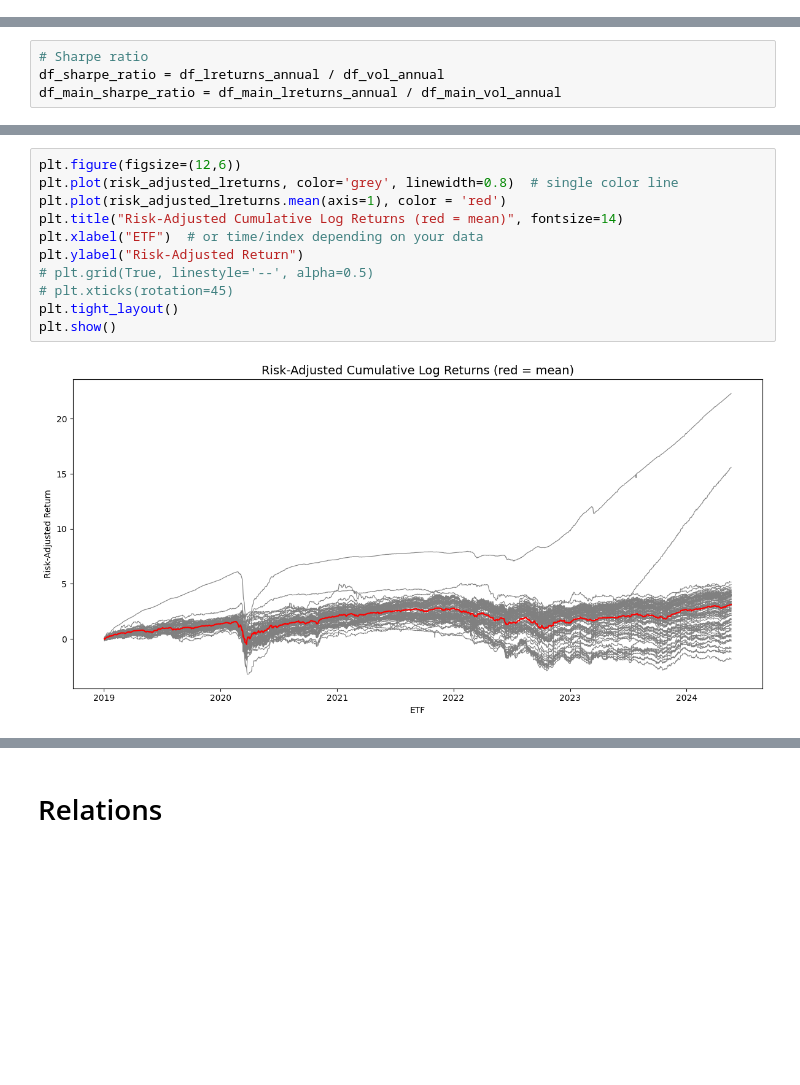
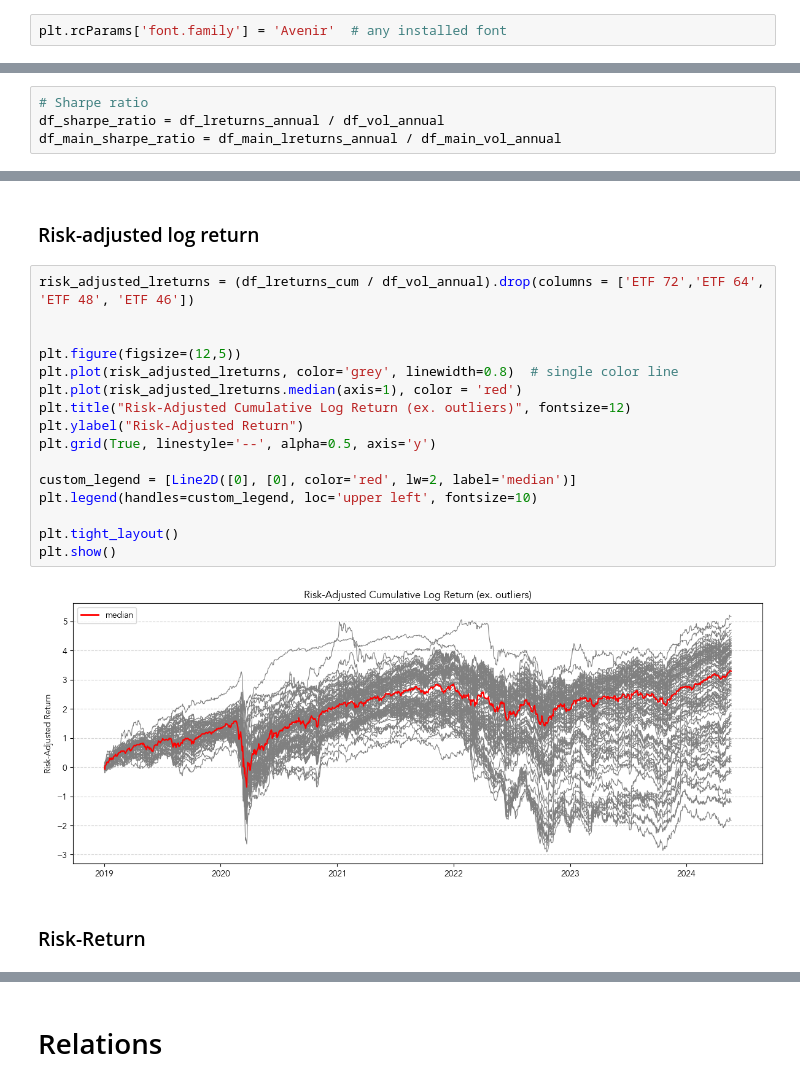
Before and after one commit to alexjablo/qem2-python, a Jupyter notebook: Project_notebook.ipynb, the cells around one changed output, grey strips where cells are left out. Cells and saved outputs as stored; diff of their text form; blank space fills up the shorter version.

Commit message:
Performance & risk

```diff
--- a/Project_notebook.ipynb
+++ b/Project_notebook.ipynb
@@ -3,6 +3,8 @@ import pandas as pd
 import numpy as np
 import matplotlib.pyplot as plt
 import seaborn as sns
+# %%
+plt.rcParams['font.family'] = 'Avenir'  # any installed font
 # %% [markdown]
 # Data prep
 # %%
@@ -102,13 +280,22 @@ risk_adjusted_lreturns = (df_lreturns_cum / df_vol_annual).drop(columns = ['ETF
+# %% [markdown]
+### Risk-adjusted log return
 # %%
-plt.figure(figsize=(12,6))
+risk_adjusted_lreturns = (df_lreturns_cum / df_vol_annual).drop(columns = ['ETF 72','ETF 64', 'ETF 48', 'ETF 46'])
+
+
+plt.figure(figsize=(12,5))
 plt.plot(risk_adjusted_lreturns, color='grey', linewidth=0.8)  # single color line
-plt.plot(risk_adjusted_lreturns.mean(axis=1), color = 'red')
-plt.title("Risk-Adjusted Cumulative Log Returns (red = mean)", fontsize=14)
-plt.xlabel("ETF")  # or time/index depending on your data
+plt.plot(risk_adjusted_lreturns.median(axis=1), color = 'red')
+plt.title("Risk-Adjusted Cumulative Log Return (ex. outliers)", fontsize=12)
 plt.ylabel("Risk-Adjusted Return")
-# plt.grid(True, linestyle='--', alpha=0.5)
-# plt.xticks(rotation=45)
+plt.grid(True, linestyle='--', alpha=0.5, axis='y')
+
+custom_legend = [Line2D([0], [0], color='red', lw=2, label='median')]
+plt.legend(handles=custom_legend, loc='upper left', fontsize=10)
+
 plt.tight_layout()
 plt.show()
 # %% [output]
-[figure, old version]
+[figure, new version]
+# %% [markdown]
+### Risk-Return
```
Also changed, not shown: parts of 26 cells of this notebook.
